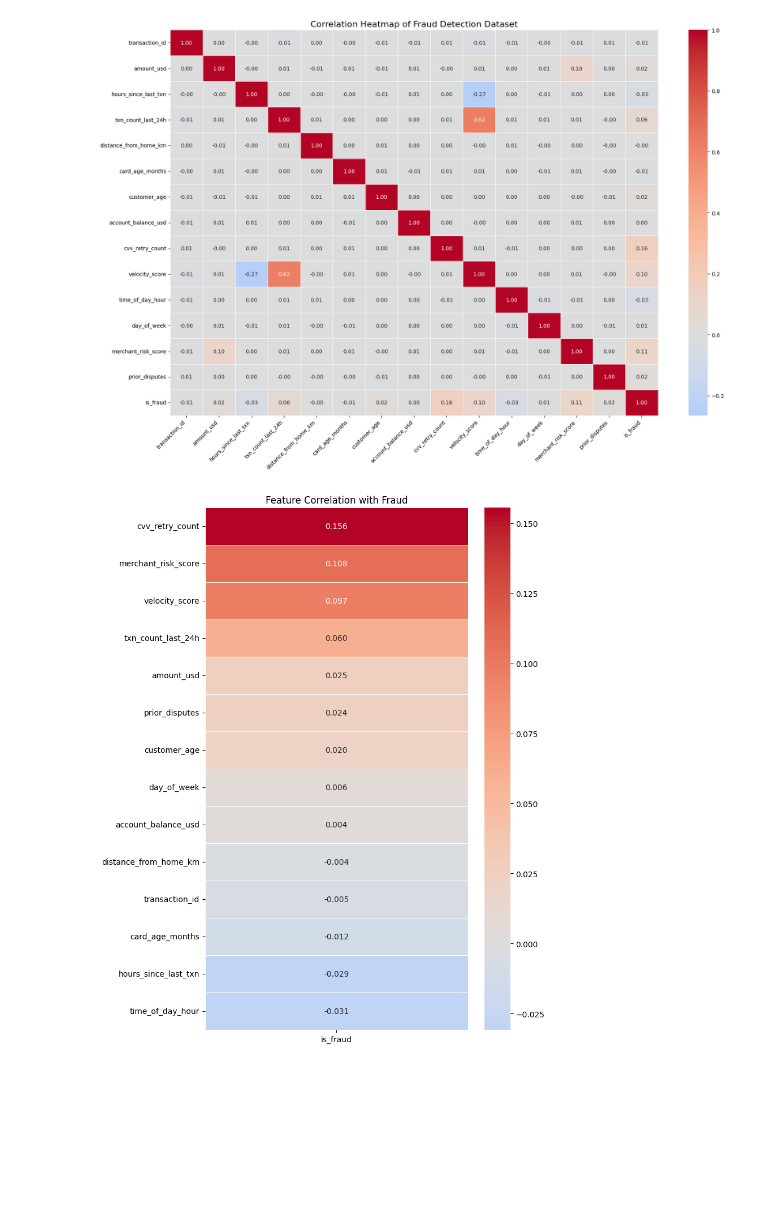
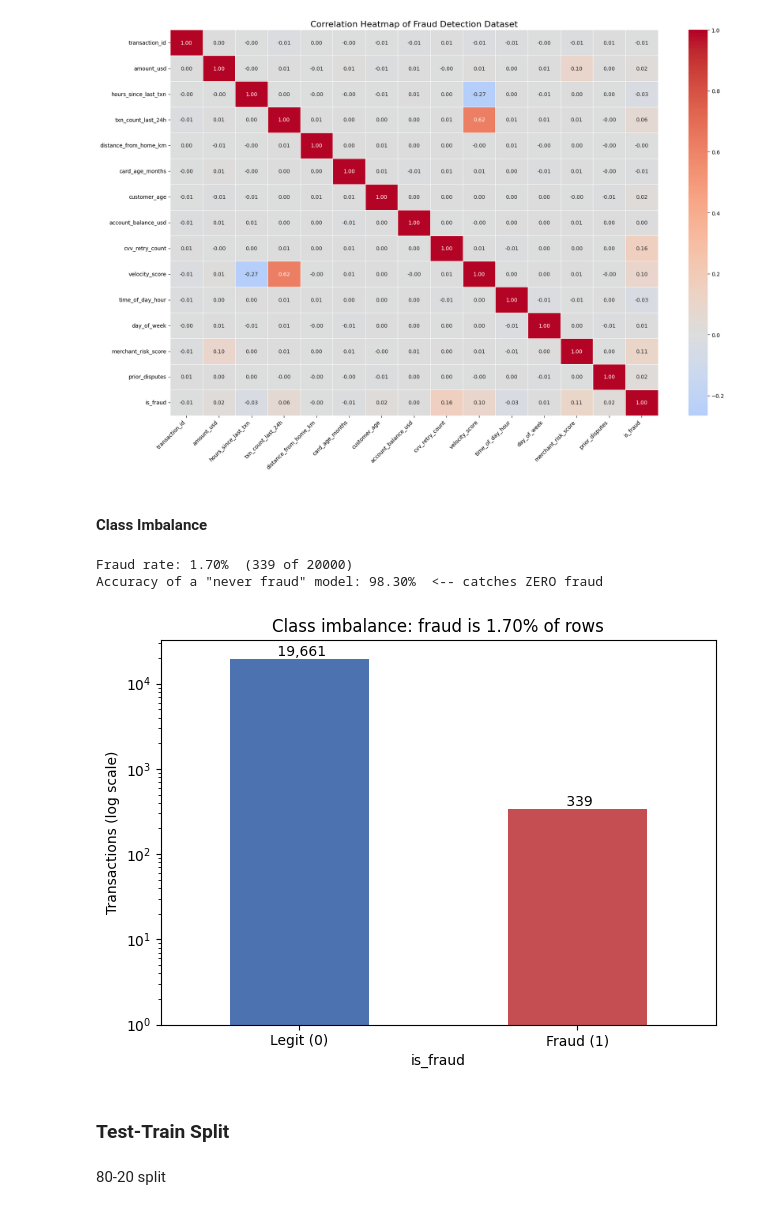
Before and after one commit to vireona/Credit-Card-Fraud-Detection, a Jupyter notebook: credit_card_fraud_detection.ipynb, the cells around one changed output. Saved outputs shown, nothing was run; the diff lists cells and outputs as text; code cells hidden in the pictures; blank space fills up the shorter version.

Commit message:
models

```diff
--- a/credit_card_fraud_detection.ipynb
+++ b/credit_card_fraud_detection.ipynb
@@ -84,28 +192,28 @@ plt.tight_layout()
 plt.show()
 # %% [output]
 [figure]
-# %%
-
-# Calculate correlation with target variable
-fraud_corr = numerical_data.corr()['is_fraud'].drop('is_fraud')
-
-# Sort correlations
-fraud_corr = fraud_corr.sort_values(ascending=False)
-
-# Plot heatmap
-plt.figure(figsize=(8, 10))
-
-sns.heatmap(
-    fraud_corr.to_frame(),
-    annot=True,
-    cmap='coolwarm',
-    fmt='.3f',
-    linewidths=0.5,
-    center=0
-)
-
-plt.title('Feature Correlation with Fraud')
-plt.tight_layout()
-plt.show()
-# %% [output]
-[figure, removed]
+# %% [markdown]
+#### Class Imbalance
+# %%
+rate = df['is_fraud'].mean()
+print(f'Fraud rate: {rate*100:.2f}%  ({df.is_fraud.sum()} of {len(df)})')
+print(
+    f'Accuracy of a "never fraud" model: {(1-rate)*100:.2f}%  <-- catches ZERO fraud')
+
+counts = df['is_fraud'].value_counts().sort_index()
+ax = counts.plot(kind='bar', color=['#4C72B0', '#C44E52'], log=True)
+ax.set_xticklabels(['Legit (0)', 'Fraud (1)'], rotation=0)
+ax.set_ylabel('Transactions (log scale)')
+ax.set_title(f'Class imbalance: fraud is {rate*100:.2f}% of rows')
+for i, v in enumerate(counts):
+    ax.text(i, v, f' {v:,}', ha='center', va='bottom')
+plt.tight_layout()
+plt.show()
+# %% [output]
+Fraud rate: 1.70%  (339 of 20000)
+Accuracy of a "never fraud" model: 98.30%  <-- catches ZERO fraud
+[figure, added]
+# %% [markdown]
+### Test-Train Split
+# %% [markdown]
+80-20 split
```
Also changed, not shown: parts of 40 cells of this notebook, 5 other files.
